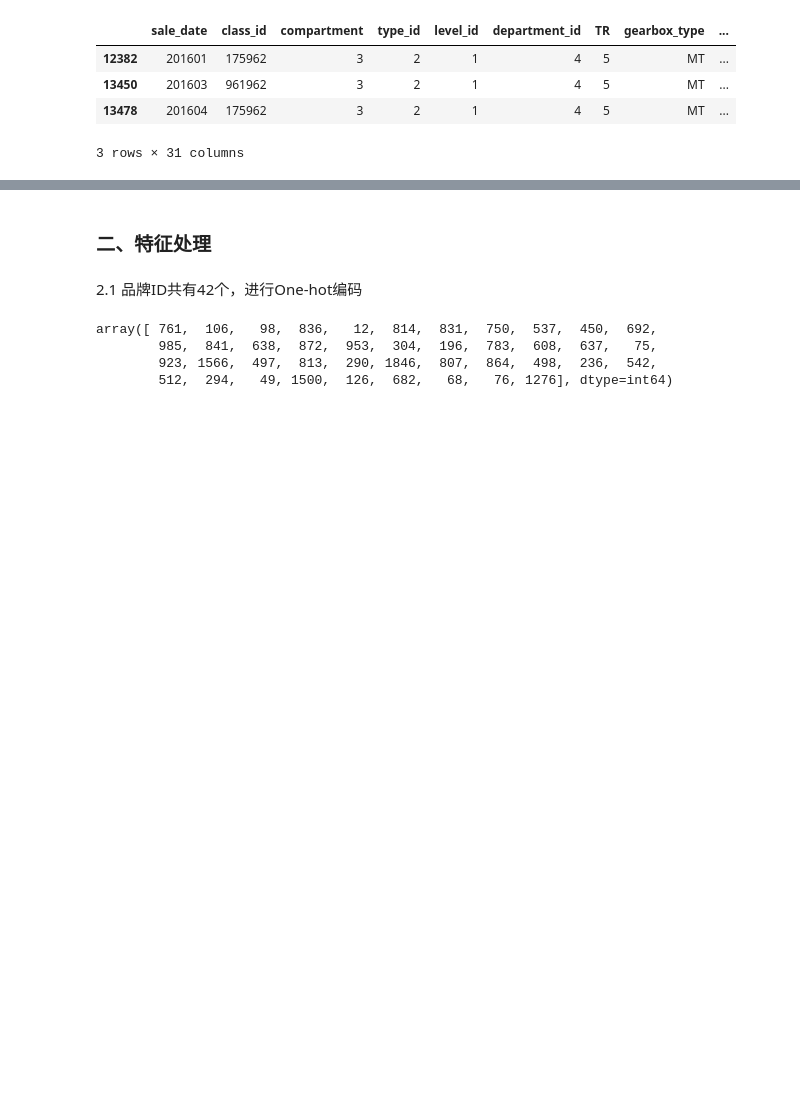
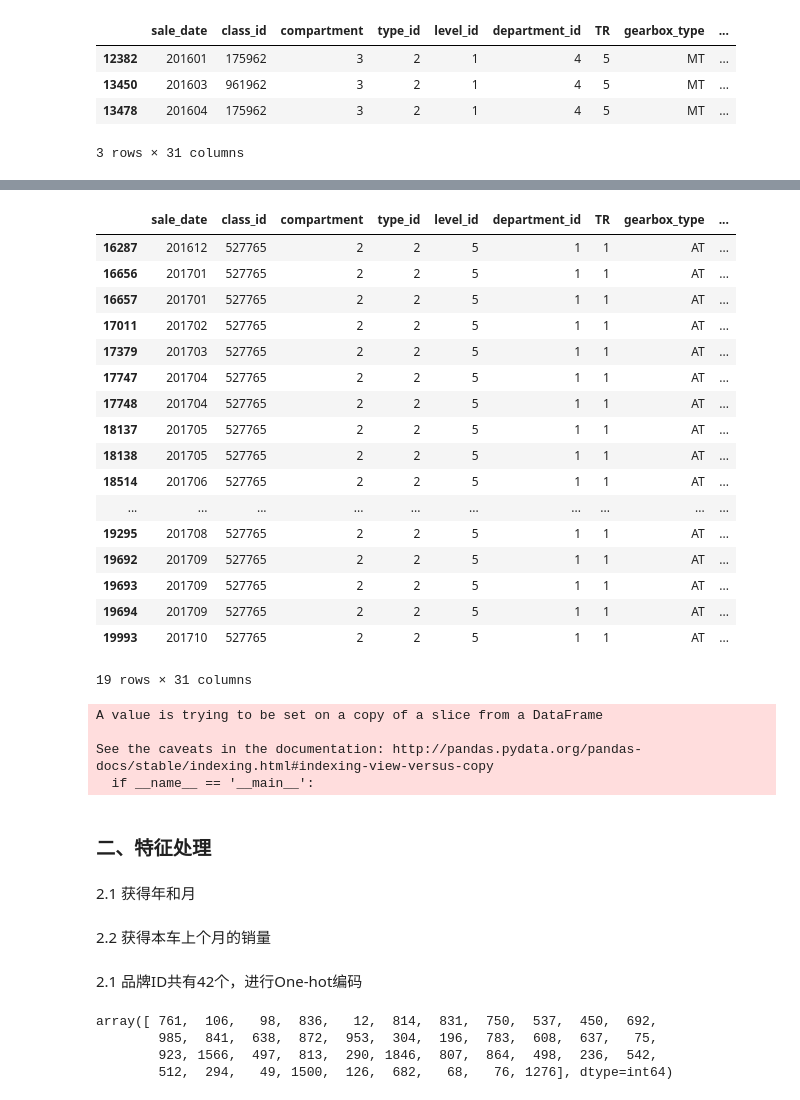
Before and after one commit to yudake/tianchi_yancheng, a Jupyter notebook: feature_engineer.ipynb, the cells around one changed output, grey strips where cells are left out. Drawn from its saved outputs; the diff is of its cells as text; code cells hidden in the pictures; blank space fills up the shorter version.

```diff
--- a/feature_engineer.ipynb
+++ b/feature_engineer.ipynb
@@ -74,2 +89,37 @@ train[['power']] = train[['power']].astype('float32')
+# %%
+train.loc[12382,'engine_torque']=143.5
+train.loc[13478,'engine_torque']=143.5
+train.loc[13450,'engine_torque']=147.4
+# %%
+train[train['engine_torque']=='-']
+# %% [output]
+|  | sale_date | class_id | compartment | type_id | level_id | department_id | TR | gearbox_type | ... |
+| 16287 | 201612 | 527765 | 2 | 2 | 5 | 1 | 1 | AT | ... |
+| 16656 | 201701 | 527765 | 2 | 2 | 5 | 1 | 1 | AT | ... |
+| 16657 | 201701 | 527765 | 2 | 2 | 5 | 1 | 1 | AT | ... |
+| 17011 | 201702 | 527765 | 2 | 2 | 5 | 1 | 1 | AT | ... |
+| 17379 | 201703 | 527765 | 2 | 2 | 5 | 1 | 1 | AT | ... |
+| 17747 | 201704 | 527765 | 2 | 2 | 5 | 1 | 1 | AT | ... |
+| 17748 | 201704 | 527765 | 2 | 2 | 5 | 1 | 1 | AT | ... |
+| 18137 | 201705 | 527765 | 2 | 2 | 5 | 1 | 1 | AT | ... |
+| 18138 | 201705 | 527765 | 2 | 2 | 5 | 1 | 1 | AT | ... |
+| 18514 | 201706 | 527765 | 2 | 2 | 5 | 1 | 1 | AT | ... |
+| ... | ... | ... | ... | ... | ... | ... | ... | ... | ... |
+| 19295 | 201708 | 527765 | 2 | 2 | 5 | 1 | 1 | AT | ... |
+| 19692 | 201709 | 527765 | 2 | 2 | 5 | 1 | 1 | AT | ... |
+| 19693 | 201709 | 527765 | 2 | 2 | 5 | 1 | 1 | AT | ... |
+| 19694 | 201709 | 527765 | 2 | 2 | 5 | 1 | 1 | AT | ... |
+| 19993 | 201710 | 527765 | 2 | 2 | 5 | 1 | 1 | AT | ... |
+19 rows × 31 columns
+# %%
+train['engine_torque'][train['engine_torque']=='-']=201.8
+train['engine_torque'] = train['engine_torque'].astype('float32')
+# %% [output]
+A value is trying to be set on a copy of a slice from a DataFrame
+
+See the caveats in the documentation: http://pandas.pydata.org/pandas-docs/stable/indexing.html#indexing-view-versus-copy
+  if __name__ == '__main__':
 # %% [markdown]
 ### 二、特征处理
+# %% [markdown]
+2.1 获得年和月
@@ -76,3 +130,5 @@ train[['power']] = train[['power']].astype('float32')
+# %% [markdown]
+2.2 获得本车上个月的销量
 # %% [markdown]
 2.1 品牌ID共有42个，进行One-hot编码
 # %%
```
Also changed, not shown: parts of 67 cells of this notebook.
